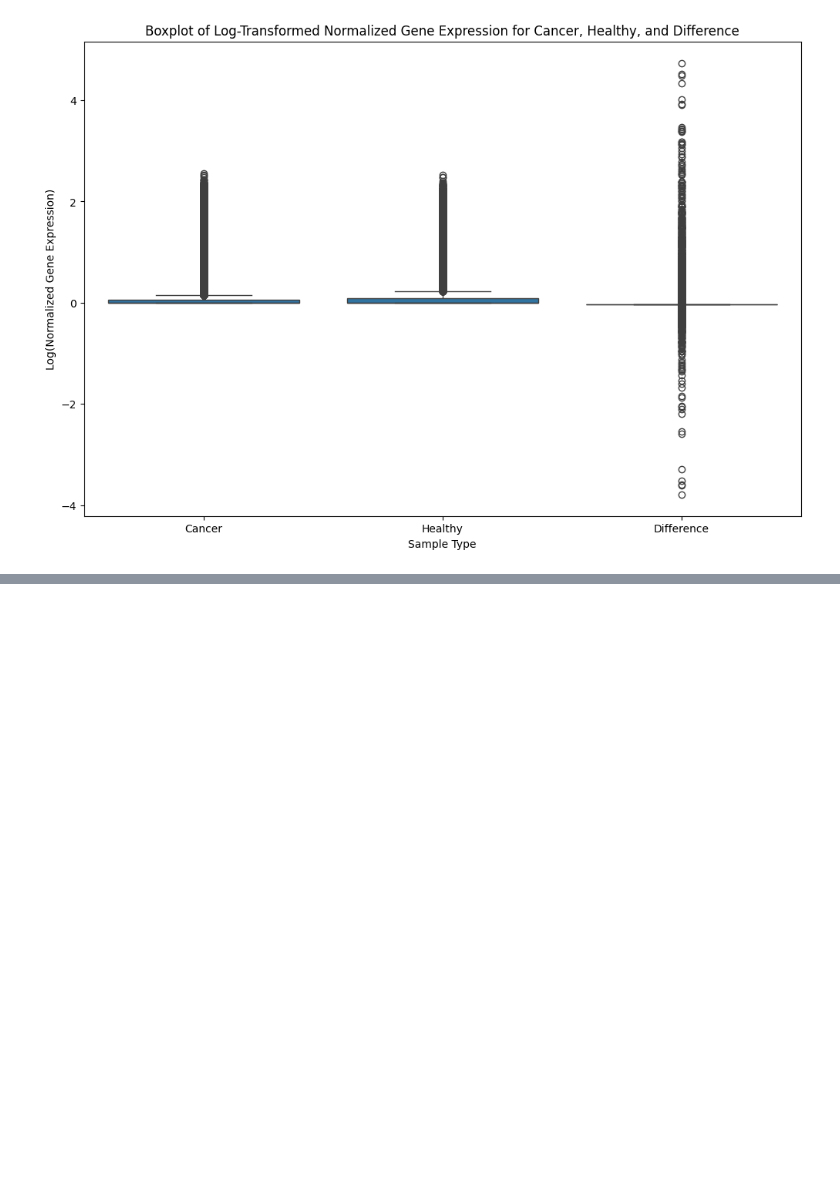
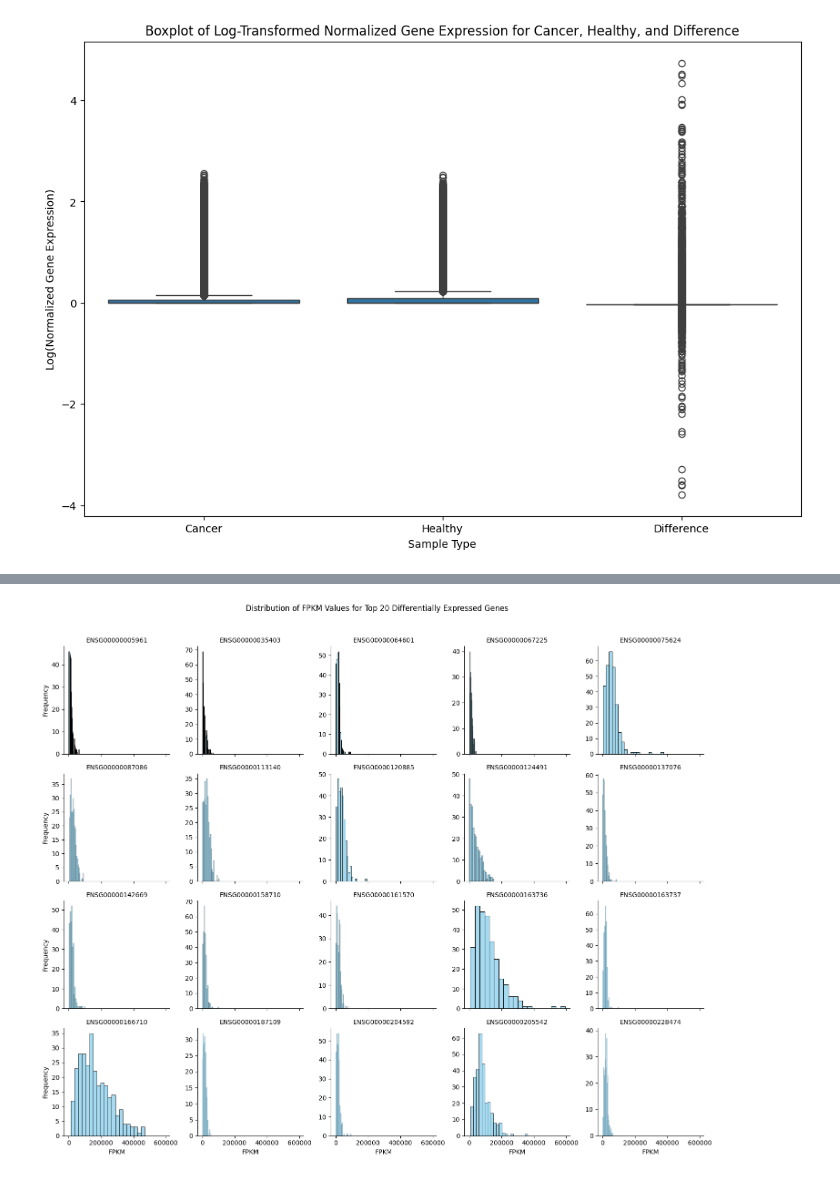
Before and after one commit to Swatkats13/CS506_Final_Project, a Jupyter notebook: data_processing.ipynb, the cells around one changed output, grey strips where cells are left out. Drawn from its saved outputs; the diff is of its cells as text; code cells hidden in the pictures; blank space fills up the shorter version.

```diff
--- a/data_processing.ipynb
+++ b/data_processing.ipynb
@@ -374,0 +385,39 @@ plt.show()
+# %%
+# Facet grid
+# Load the merged data
+merged_data = pd.read_csv('data/merged_data.csv')
+
+# Separate cancer patients and healthy controls
+cancer_patients = merged_data[merged_data['Cancer_Type_HC'] == 0]
+healthy_controls = merged_data[merged_data['Cancer_Type_HC'] == 1]
+
+# Calculate the mean gene expression for each gene in cancer and normal samples
+cancer_mean_expression = cancer_patients.groupby('gene_ID')['FPKM'].mean()
+healthy_mean_expression = healthy_controls.groupby('gene_ID')['FPKM'].mean()
+
+# Calculate the difference in gene expression between cancer and normal samples
+gene_expression_difference = cancer_mean_expression - healthy_mean_expression
+
+# Normalize the gene expression difference
+gene_expression_difference_normalized = (gene_expression_difference - gene_expression_difference.mean()) / gene_expression_difference.std()
+
+# Sort the genes based on the normalized difference in gene expression
+gene_expression_difference_normalized = gene_expression_difference_normalized.sort_values(ascending=False)
+
+# Select the top 20 genes with the highest normalized difference in gene expression
+top_20_genes = gene_expression_difference_normalized.head(20).index
+
+# Filter the data for only the top 20 genes
+top_20_data = merged_data[merged_data['gene_ID'].isin(top_20_genes)]
+
+# Create a FacetGrid with the top 20 genes
+g = sns.FacetGrid(top_20_data, col='gene_ID', col_wrap=5, height=3, sharey=False)
+g.map(sns.histplot, 'FPKM', bins=20, color='skyblue')
+g.set_titles('{col_name}')
+g.set_xlabels('FPKM')
+g.set_ylabels('Frequency')
+plt.suptitle('Distribution of FPKM Values for Top 20 Differentially Expressed Genes', y=1.02)
+plt.tight_layout()
+plt.show()
+# %% [output]
+[figure, added]
```
Also changed, not shown: parts of 1 cell of this notebook.
